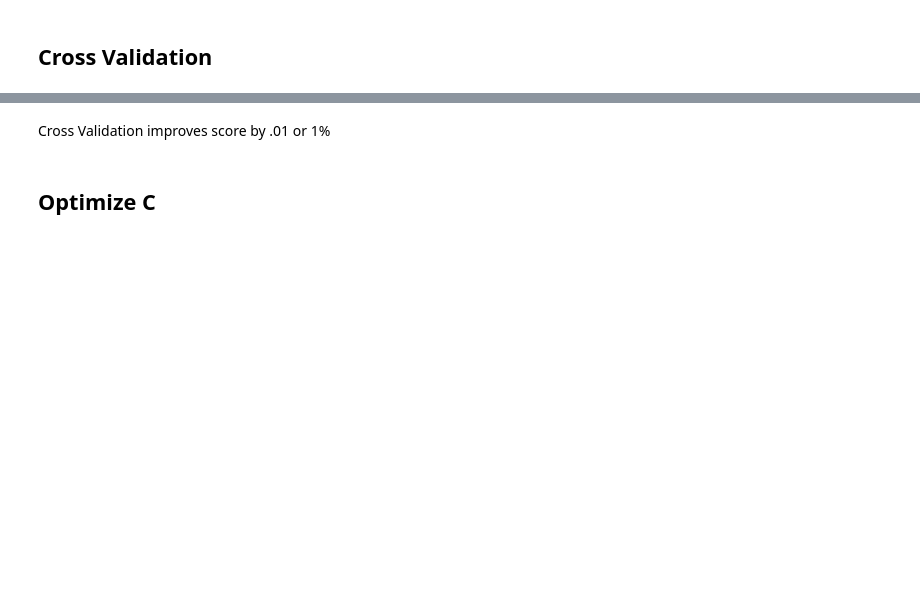
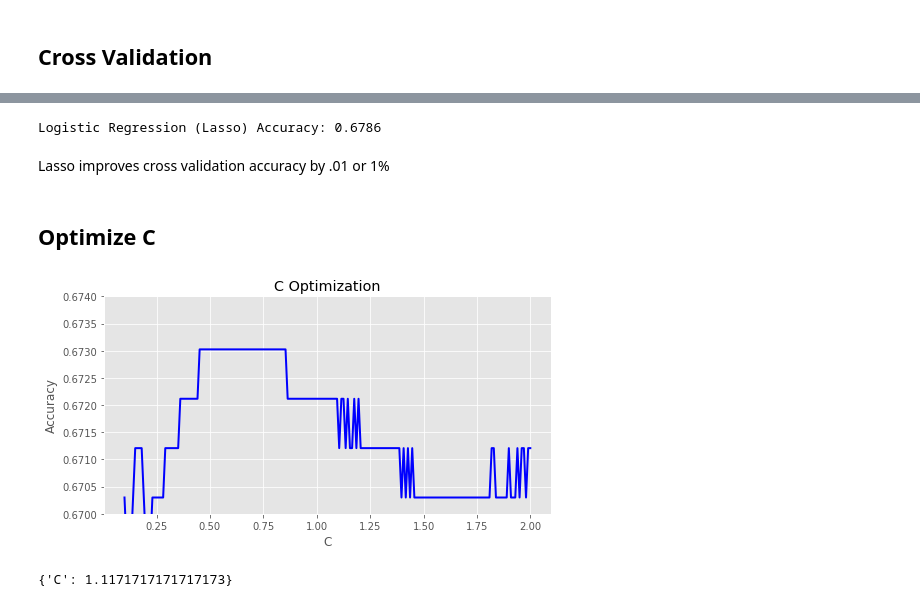
Before and after one commit to scostello28/Bracket-Buster, a Jupyter notebook: notebooks/teston2018.ipynb, the cells around one changed output, grey strips where cells are left out. Drawn from its saved outputs; the diff is of its cells as text; code cells hidden in the pictures; blank space fills up the shorter version.

```diff
--- a/notebooks/teston2018.ipynb
+++ b/notebooks/teston2018.ipynb
@@ -295,4 +295,6 @@ Logistic Regression (Ridge) f1 score: 0.66
 # %%
-lassocv = LogisticRegression(penalty='l1')
+lassocv = LogisticRegression(C=1, penalty='l1')
 lasso_cv_acc = cross_validate(lassocv, X_train, y_train, scoring='accuracy', cv=5, return_train_score=False)
-print('Logistic Regression (Lasso) Accuracy: {:.2f}'.format(lasso_cv_acc['test_score'].mean()))
+print('Logistic Regression (Lasso) Accuracy: {:.4f}'.format(lasso_cv_acc['test_score'].mean()))
+# %% [output]
+Logistic Regression (Lasso) Accuracy: 0.6786
@@ -299,27 +303,30 @@ print('Logistic Regression (Lasso) Accuracy: {:.2f}'.format(lasso_cv_acc['test_s
 # %% [markdown]
-Cross Validation improves score by .01 or 1%
+Lasso improves cross validation accuracy by .01 or 1%
 # %% [markdown]
 ## Optimize C
 # %%
-Cs = list(np.linspace(0.1, 3, 100))
+Cs = list(np.linspace(0.1, 2, 190))
 accs = []
 for c in Cs:
-    lgc = LogisticRegression(C=c)
+    lgc = LogisticRegression(C=c, penalty='l1')
     lgc.fit(X_train, y_train)
-    lgc_acc = metrics.accuracy_score(y_test, lg_predict)
+    lgc_predict = lgc.predict(X_test)
+    lgc_acc = metrics.accuracy_score(y_test, lgc_predict)
     accs.append(lgc_acc)
 # %%
 ## initialize the axes
 fig = plt.figure(figsize=(8,4))
 ax = fig.add_subplot(111)
 
 ## format axes
 ax.set_ylabel('Accuracy')
-ax.set_ylim([.671,.6714])
+ax.set_ylim([.67,.674])
 ax.set_xlabel('C')
 ax.set_title('C Optimization')
 
 line, = ax.plot(Cs, accs, color='blue', lw=2)
+# %% [output]
+[figure, added]
 # %%
 '''sklearn.model_selection.cross_val_score(estimator, X, y=None, groups=None, scoring=None, cv=None,
 n_jobs=1, verbose=0, fit_params=None, pre_dispatch=‘2*n_jobs’)
@@ -328,8 +335,10 @@ class sklearn.model_selection.GridSearchCV(estimator, param_grid, scoring=None,
 n_jobs=1, iid=True, refit=True, cv=None, verbose=0, pre_dispatch=‘2*n_jobs’, error_score=’raise’,
 return_train_score=’warn’)
 '''
-grid_search_results = GridSearchCV(lg, param_grid={'C':Cs}, scoring='accuracy', cv=5)
+grid_search_results = GridSearchCV(lgc, param_grid={'C':Cs}, scoring='accuracy', cv=5)
 
 grid_search_results.fit(X_train, y_train)
 
 grid_search_results.best_params_
+# %% [output]
+{'C': 1.1171717171717173}
```
Also changed, not shown: parts of 8 cells of this notebook, 3 other files.
